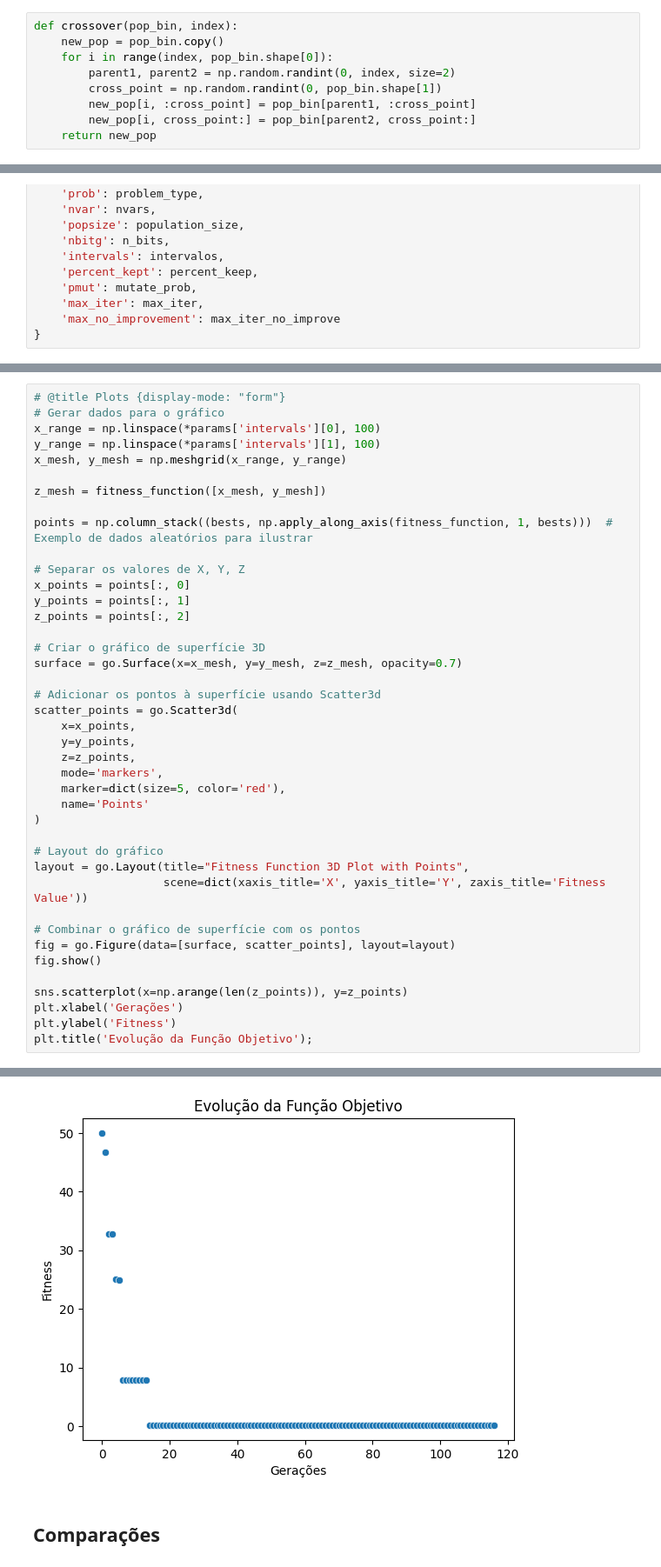
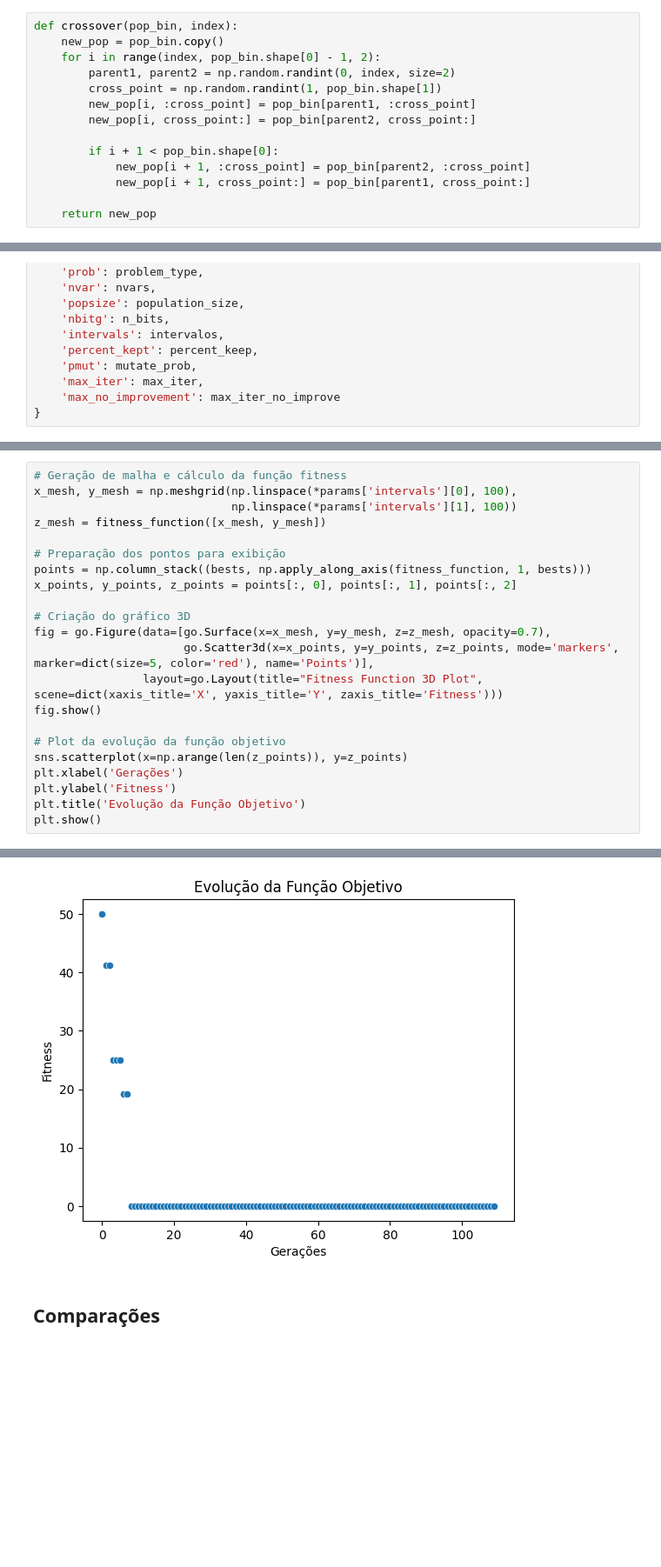
Before and after one commit to ismaalves/Algoritmos-Geneticos, a Jupyter notebook: AG_Inteligencia_Comp.ipynb, the cells around one changed output, grey strips where cells are left out. Shown at 87% size. Cells and saved outputs as stored; diff of their text form; blank space fills up the shorter version.

```diff
--- a/AG_Inteligencia_Comp.ipynb
+++ b/AG_Inteligencia_Comp.ipynb
@@ -81,11 +81,16 @@ def select_parents(pop_bin, intervals, nbitg, mode, percent_kept=0.5):
 # %%
 def crossover(pop_bin, index):
     new_pop = pop_bin.copy()
-    for i in range(index, pop_bin.shape[0]):
+    for i in range(index, pop_bin.shape[0] - 1, 2):
         parent1, parent2 = np.random.randint(0, index, size=2)
-        cross_point = np.random.randint(0, pop_bin.shape[1])
+        cross_point = np.random.randint(1, pop_bin.shape[1])
         new_pop[i, :cross_point] = pop_bin[parent1, :cross_point]
         new_pop[i, cross_point:] = pop_bin[parent2, cross_point:]
+
+        if i + 1 < pop_bin.shape[0]:
+            new_pop[i + 1, :cross_point] = pop_bin[parent2, :cross_point]
+            new_pop[i + 1, cross_point:] = pop_bin[parent1, cross_point:]
+
     return new_pop
 # %% [markdown]
 ## Mutação
@@ -183,46 +198,27 @@ Com fitness: 0.1537540938304529
 # %%
-# @title Plots {display-mode: "form"}
-# Gerar dados para o gráfico
-x_range = np.linspace(*params['intervals'][0], 100)
-y_range = np.linspace(*params['intervals'][1], 100)
-x_mesh, y_mesh = np.meshgrid(x_range, y_range)
-
+# Geração de malha e cálculo da função fitness
+x_mesh, y_mesh = np.meshgrid(np.linspace(*params['intervals'][0], 100),
+                             np.linspace(*params['intervals'][1], 100))
 z_mesh = fitness_function([x_mesh, y_mesh])
 
-points = np.column_stack((bests, np.apply_along_axis(fitness_function, 1, bests)))  # Exemplo de dados aleatórios para ilustrar
+# Preparação dos pontos para exibição
+points = np.column_stack((bests, np.apply_along_axis(fitness_function, 1, bests)))
+x_points, y_points, z_points = points[:, 0], points[:, 1], points[:, 2]
 
-# Separar os valores de X, Y, Z
-x_points = points[:, 0]
-y_points = points[:, 1]
-z_points = points[:, 2]
-
-# Criar o gráfico de superfície 3D
-surface = go.Surface(x=x_mesh, y=y_mesh, z=z_mesh, opacity=0.7)
-
-# Adicionar os pontos à superfície usando Scatter3d
-scatter_points = go.Scatter3d(
-    x=x_points,
-    y=y_points,
-    z=z_points,
-    mode='markers',
-    marker=dict(size=5, color='red'),
-    name='Points'
-)
-
-# Layout do gráfico
-layout = go.Layout(title="Fitness Function 3D Plot with Points",
-                   scene=dict(xaxis_title='X', yaxis_title='Y', zaxis_title='Fitness Value'))
-
-# Combinar o gráfico de superfície com os pontos
-fig = go.Figure(data=[surface, scatter_points], layout=layout)
+# Criação do gráfico 3D
+fig = go.Figure(data=[go.Surface(x=x_mesh, y=y_mesh, z=z_mesh, opacity=0.7),
+                      go.Scatter3d(x=x_points, y=y_points, z=z_points, mode='markers', marker=dict(size=5, color='red'), name='Points')],
+                layout=go.Layout(title="Fitness Function 3D Plot", scene=dict(xaxis_title='X', yaxis_title='Y', zaxis_title='Fitness')))
 fig.show()
 
+# Plot da evolução da função objetivo
 sns.scatterplot(x=np.arange(len(z_points)), y=z_points)
 plt.xlabel('Gerações')
 plt.ylabel('Fitness')
-plt.title('Evolução da Função Objetivo');
+plt.title('Evolução da Função Objetivo')
+plt.show()
 # %% [output]
 [interactive output not drawn]
-[figure, old version]
+[figure, new version]
 # %% [markdown]
 ## Comparações
```
Also changed, not shown: parts of 4 cells of this notebook.
